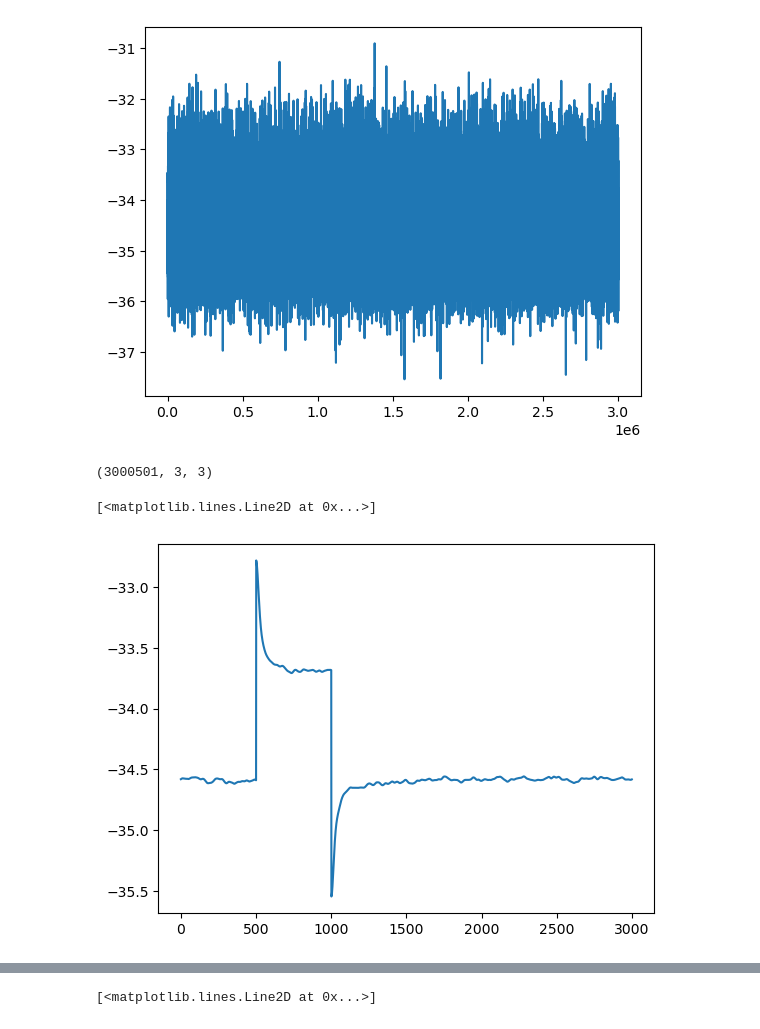
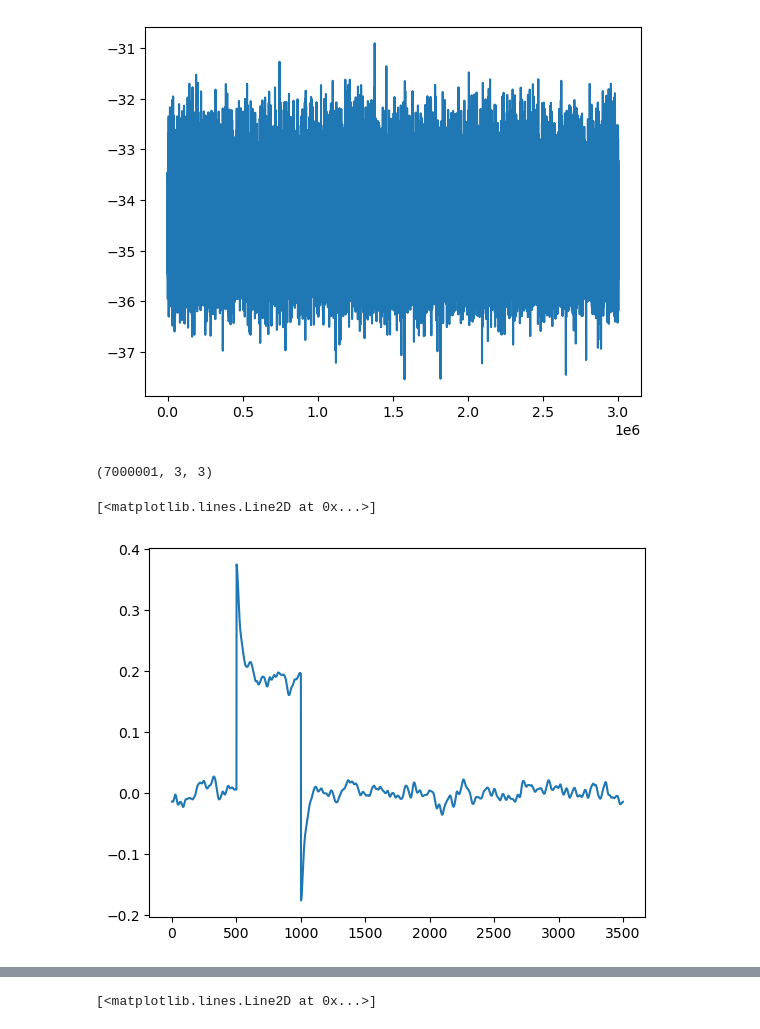
Before and after one commit to fgarbuzov/NonlinFD, a Jupyter notebook: notebooks/analysis_strains.ipynb, the cells around one changed output, grey strips where cells are left out. Cells and saved outputs as stored; diff of their text form; code cells hidden in the pictures.

```diff
--- a/notebooks/analysis_strains.ipynb
+++ b/notebooks/analysis_strains.ipynb
@@ -11,0 +106,8 @@ from src import *
+# %%
+path = Filepaths.DATA.value / 'strains' / 'N4000' / 'T4.0_nve_nvt' / 'vel_remap_dt0.001'
+data = Data(path)
+observ = data.read(['thermo', 'press'], dropdup=['timestep'])
+thermo_data = data.read_df(['thermo'], dropdup=['timestep'])['thermo']
+V = observ['V']
+T = observ['T']
+stress = observ['stress']
@@ -11,0 +257,21 @@ from src import *
+# %%
+s0 = 501
+s1 = 1001
+time = np.array(thermo_data.time[:s1-s0] - thermo_data.time[0])
+fig, axes = plt.subplots(len(strains), 1, figsize=(4, 4*len(strains)-1))
+for i, (eps, ax) in enumerate(zip(strains, axes)):
+    e0 = stress_cycle[i][s0] / bulk_qs
+    #eps = eps + eps**2/2
+    ax.plot(time, stress_cycle[i][s0:s1] / (1 + e0),
+             label=f'eps={eps}, vel=const')
+    if vel_remap:
+        e0 = stress_cycle[i][s0] / bulk_qs
+        ax.plot(time, stress_cycle_vr[i][s0:s1] / (1 + e0),
+                 label=f'eps={eps}, vel. remap')
+    ax.plot(time_pmod, eps * pmod, '--',
+             label=f'eps={eps}, lin')
+    ax.plot(time_pmod, eps * pmod + eps**2 * pmod_nl_interp, '--',
+             label=f'eps={eps}, lin+nonlin')
+    ax.set_xlim(0, 0.1)
+    ax.legend()
+#axes[1].set_ylim(0.75,2.2)
@@ -14,12 +290,10 @@ from src import *
 # %% [markdown]
 ## Velocity const
 # %%
-path = Filepaths.DATA.value / 'strains' / 'N4000' / 'T4.0_nve_nvt' / 'dt0.001'
+path = Filepaths.DATA.value / 'strains' / 'N4000' / 'T4.0_nve_nvt' / 'dt0.001_eps0.001'
 data = Data(path)
 observ = data.read(['thermo', 'press'], dropdup=['timestep'])
 thermo_data = data.read_df(['thermo'], dropdup=['timestep'])['thermo']
-V = observ['V']
-T = observ['T']
 stress = observ['stress']
 # %%
 plt.plot(thermo_data.vol[:10000])
@@ -45,24 +319,24 @@ plt.plot(stress[:, 0, 0])
 # %%
 stress.shape
 # %% [output]
-(3000501, 3, 3)
+(7000001, 3, 3)
 # %%
-cycle_size = 3_000
-num_cycles = 1000
+cycle_size = 3_500
+num_cycles = 2000
 stress_cycle = np.zeros(cycle_size)
 energy_cycle = np.zeros_like(stress_cycle)
 stress_avg = 0
-for cycle in range(1, num_cycles):
+for cycle in range(0, num_cycles):
     s0 = cycle * cycle_size
     s1 = (cycle + 1) * cycle_size
     stress_cycle += stress[s0:s1, 0, 0] / (num_cycles - 1)
     energy_cycle += np.array(thermo_data.energy)[s0:s1] / (num_cycles - 1)
-    stress_avg += stress[s1-1000:s1, 0, 0].mean() / (num_cycles - 1)
+    stress_avg += stress[s1-2000:s1, 0, 0].mean() / (num_cycles - 1)
 # %%
-plt.plot(stress_cycle)
+plt.plot(stress_cycle - stress_avg)
 # %% [output]
 [<matplotlib.lines.Line2D at 0x...>]
-[figure, old version]
+[figure, new version]
 # %%
 plt.plot(energy_cycle)
 # %% [output]
```
Also changed, not shown: parts of 56 cells of this notebook, 13 other files.
